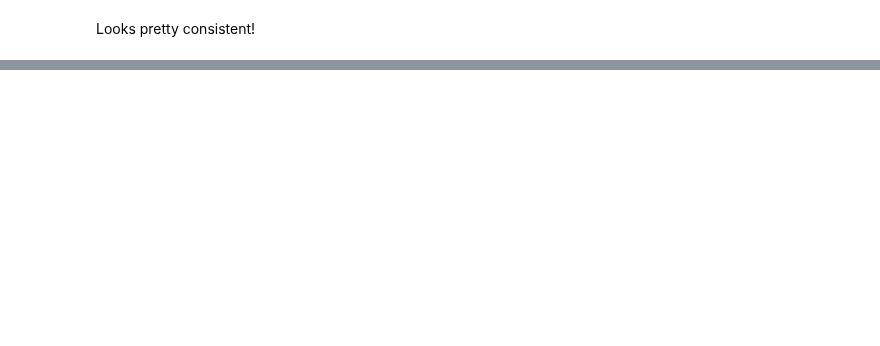
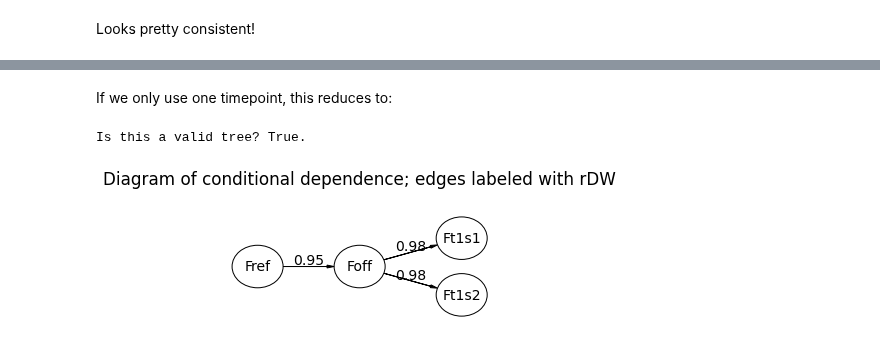
Before and after one commit to Hekstra-Lab/dw, a Jupyter notebook: 8_DAG_PGM_structure_factor_distributions.ipynb, the cells around one changed output, grey strips where cells are left out. Drawn from its saved outputs; the diff is of its cells as text; code cells hidden in the pictures; blank space fills up the shorter version.

```diff
--- a/8_DAG_PGM_structure_factor_distributions.ipynb
+++ b/8_DAG_PGM_structure_factor_distributions.ipynb
@@ -637,0 +668,14 @@ Looks pretty consistent!
+# %%
+(r, rx)   = (0.95, 0.98)
+node_labels   = ["Fref", "Foff", "Ft1s1", "Ft2s1", "Ft1s2", "Ft2s2"]
+nodes         = range(len(node_labels))
+root          = 0 # root of the tree
+# edges       = [(0,1),(1,2),(2,3),(1,4),(4,5)]
+edges         = [(0,1),(1,2),(1,3),(1,4),(1,5)]
+rdw           = [r,    rx,   rx,   rx,   rx]
+edge_labels   = [(node_labels[edges[e][0]], node_labels[edges[e][1]]) for e in range(len(edges))]
+
+G=networkx.DiGraph()
+G.add_nodes_from(node_labels)
+G.add_edges_from(edge_labels)
+print(f"Is this a valid tree? {networkx.is_arborescence(G)}.")
@@ -637,0 +698,24 @@ Looks pretty consistent!
+# %% [markdown]
+If we only use one timepoint, this reduces to:
+# %%
+node_labels   = ["Fref", "Foff", "Ft1s1", "Ft1s2"]
+nodes         = range(len(node_labels))
+root          = 0 # root of the tree
+# edges       = [(0,1),(1,2),(2,3),(1,4),(4,5)]
+edges         = [(0,1),(1,2),(1,3)]
+rdw           = [r,    rx,   rx,  ]
+edge_labels   = [(node_labels[edges[e][0]], node_labels[edges[e][1]]) for e in range(len(edges))]
+
+G=networkx.DiGraph()
+G.add_nodes_from(node_labels)
+G.add_edges_from(edge_labels)
+print(f"Is this a valid tree? {networkx.is_arborescence(G)}.")
+# %% [output]
+Is this a valid tree? True.
+# %%
+pgm = draw_tree.prepare_tree_pgm(nodes, edges, node_labels, rdw, root)
+pgm.render()
+plt.title(f"Diagram of conditional dependence; edges labeled with rDW\n")
+plt.show()
+# %% [output]
+[figure, added]
```
Also changed, not shown: parts of 22 cells of this notebook, 7 other files.
